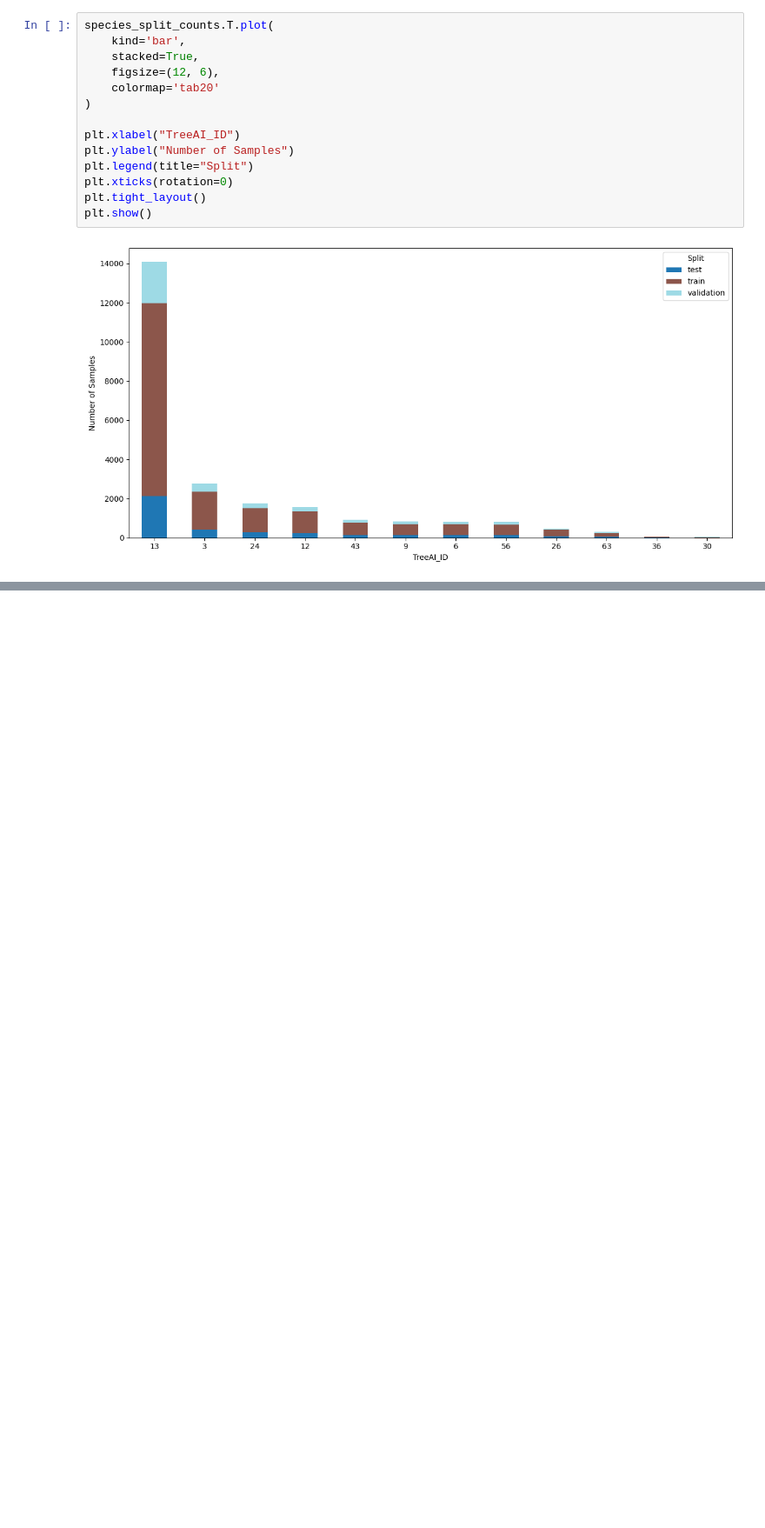
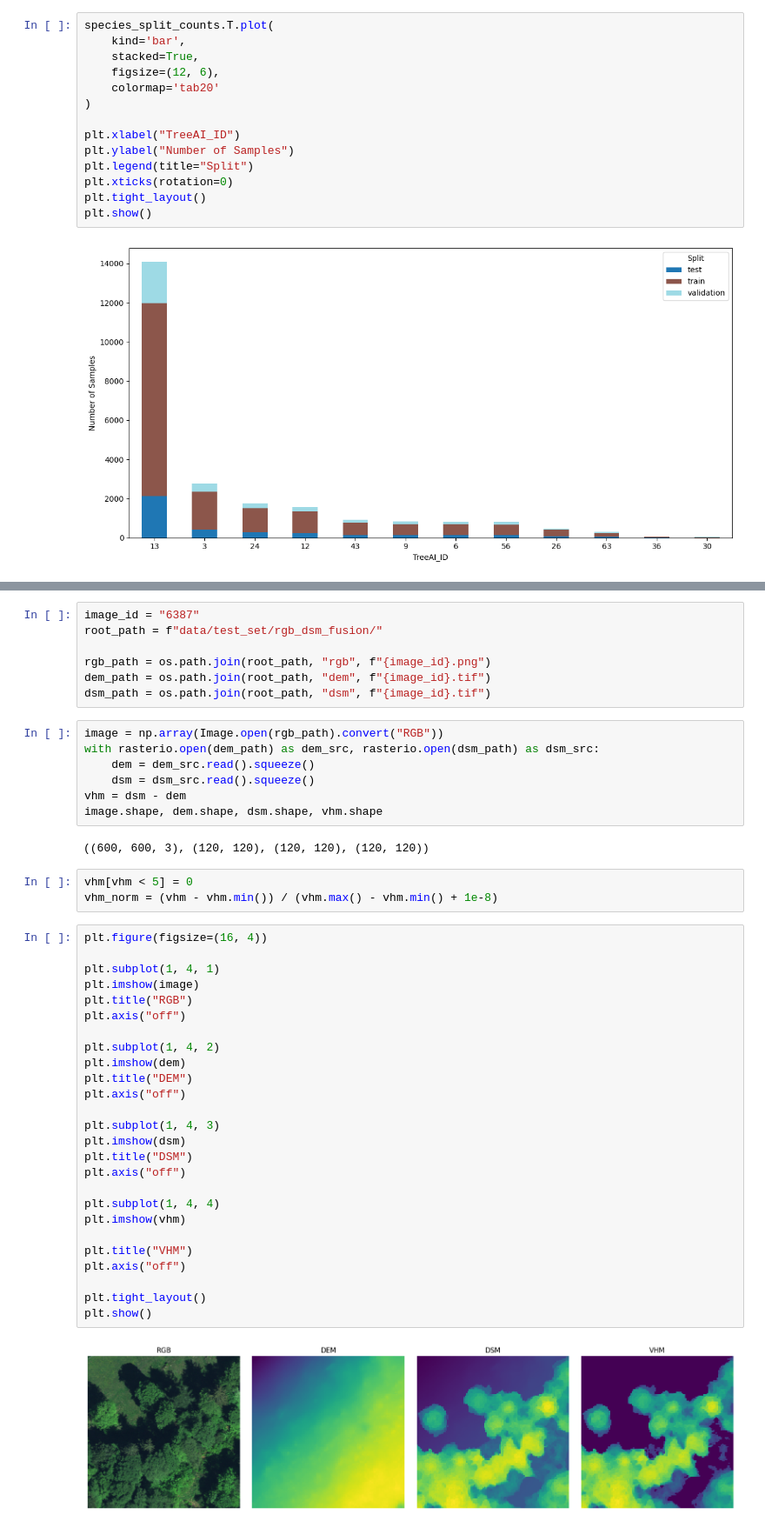
Before and after one commit to yixin-zhou/Tree_Species_Identification, a Jupyter notebook: label_distribution.ipynb, the cells around one changed output, grey strips where cells are left out. Shown at 87% size. Drawn from its saved outputs; the diff is of its cells as text; blank space fills up the shorter version.

```diff
--- a/label_distribution.ipynb
+++ b/label_distribution.ipynb
@@ -93,0 +77,47 @@ Output shape of CHELSA reconstruction with month: torch.Size([10, 11])
+# %%
+image_id = "6387"
+root_path = f"data/test_set/rgb_dsm_fusion/"
+
+rgb_path = os.path.join(root_path, "rgb", f"{image_id}.png")
+dem_path = os.path.join(root_path, "dem", f"{image_id}.tif")
+dsm_path = os.path.join(root_path, "dsm", f"{image_id}.tif")
+# %%
+image = np.array(Image.open(rgb_path).convert("RGB"))
+with rasterio.open(dem_path) as dem_src, rasterio.open(dsm_path) as dsm_src:
+    dem = dem_src.read().squeeze()
+    dsm = dsm_src.read().squeeze()
+vhm = dsm - dem
+image.shape, dem.shape, dsm.shape, vhm.shape
+# %% [output]
+((600, 600, 3), (120, 120), (120, 120), (120, 120))
+# %%
+vhm[vhm < 5] = 0
+vhm_norm = (vhm - vhm.min()) / (vhm.max() - vhm.min() + 1e-8)
+# %%
+plt.figure(figsize=(16, 4))
+
+plt.subplot(1, 4, 1)
+plt.imshow(image)
+plt.title("RGB")
+plt.axis("off")
+
+plt.subplot(1, 4, 2)
+plt.imshow(dem)
+plt.title("DEM")
+plt.axis("off")
+
+plt.subplot(1, 4, 3)
+plt.imshow(dsm)
+plt.title("DSM")
+plt.axis("off")
+
+plt.subplot(1, 4, 4)
+plt.imshow(vhm)
+
+plt.title("VHM")
+plt.axis("off")
+
+plt.tight_layout()
+plt.show()
+# %% [output]
+[figure, added]
```
Also changed, not shown: parts of 4 cells of this notebook, 4 other files.
